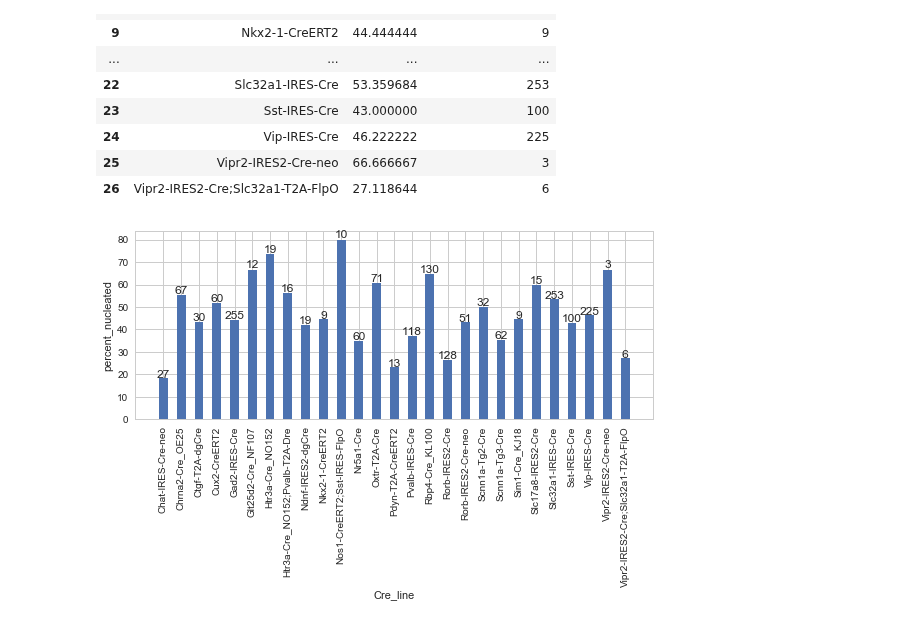
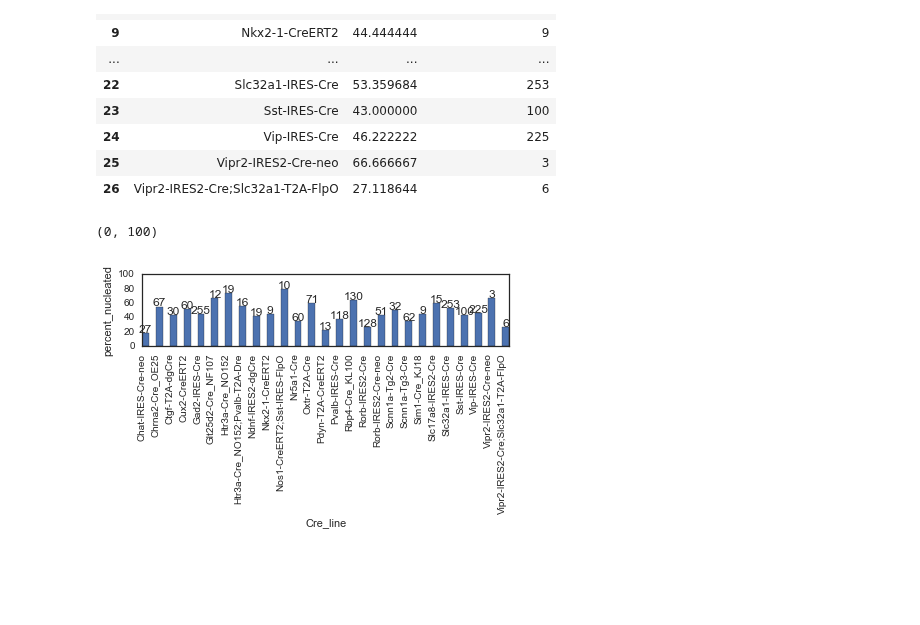
Before and after one commit to ru57y34nn/patchseq_gdoc_analysis, a Jupyter notebook: nucleated_patches_by_cre_line.ipynb, the cells around one changed output. Drawn from its saved outputs; the diff is of its cells as text; code cells hidden in the pictures; blank space fills up the shorter version.

```diff
--- a/nucleated_patches_by_cre_line.ipynb
+++ b/nucleated_patches_by_cre_line.ipynb
@@ -10,7 +10,7 @@ from scipy import stats
 import math
 import seaborn as sns
 %matplotlib inline
-sns.set(style='whitegrid', color_codes = True)
+sns.set(style='white', color_codes = True)
 # %%
 ps = pd.read_csv('patch_seq_log_mouse.csv')
 # %%
@@ -420,29 +420,57 @@ result
 | 24 | Vip-IRES-Cre | 46.222222 | 225 |
 | 25 | Vipr2-IRES2-Cre-neo | 66.666667 | 3 |
 | 26 | Vipr2-IRES2-Cre;Slc32a1-T2A-FlpO | 27.118644 | 6 |
-# %%
-dic = {'Chat-IRES-Cre-neo': 'inhibitory',
-       'Chrna2-Cre_OE25': 'inhibitory',
-       'Ctgf-T2A-dgCre': 'excitatory'}
-
-result['type'] = result['Cre_line'].map(dic)
+# %%
+types = {'Chat-IRES-Cre-neo': 'inhibitory',
+       'Chrna2-Cre_OE25': 'inhibitory',
+       'Ctgf-T2A-dgCre': 'excitatory',
+       'Cux2-CreERT2': 'excitatory',
+       'Gad2-IRES-Cre': 'inhibitory',
+       'Glt25d2-Cre_NF107': '',
+       'Htr3a-Cre_NO152': '',
+       'Htr3a-Cre_NO152;Pvalb-T2A-Dre': '',
+       'Ndnf-IRES2-dgCre': '',
+       'Nkx2-1-CreERT2': '',
+       'Nos1-CreERT2;Sst-IRES-FlpO': '',
+       'Nr5a1-Cre': '',
+       'Oxtr-T2A-Cre': '',
+       'Pdyn-T2A-CreERT2': '',
+       'Pvalb-IRES-Cre': 'inhibitory',
+       'Rbp4-Cre_KL100': '',
+       'Rorb-IRES2-Cre': '',
+       'Rorb-IRES2-Cre-neo': '',
+       'Scnn1a-Tg2-Cre': '',
+       'Scnn1a-Tg3-Cre': '',
+       'Sim1-Cre_KJ18': '',
+       'Slc17a8-IRES2-Cre': '',
+       'Slc32a1-IRES-Cre': '',
+       'Sst-IRES-Cre': '',
+       'Vip-IRES-Cre': '',
+       'Vipr2-IRES2-Cre-neo': '',
+       'Vipr2-IRES2-Cre;Slc32a1-T2A-FlpO': ''}
+
+result['type'] = result['Cre_line'].map(types)
 # %%
 #cre_nuc = sns.barplot(x = 'Cre_line', y = 'pct_nuc', data = result)
 #for item in cre_nuc.get_xticklabels():
     #item.set_rotation(90)
 nuc_pct = list(result['pct_nuc'])
 counts = list(result['post_patch_count'])
 names = list(result['Cre_line'])
 n_groups = len(names)
 #n_groups = 27
 index = np.arange(n_groups)
 bar_width = 0.5
 plt.xlabel('Cre_line')
 plt.ylabel('percent_nucleated')
 plt.xticks(index, names, rotation=90)
 rects = plt.bar(index, nuc_pct, bar_width)
 for i, rect in enumerate(rects):
     height = rect.get_height()
     plt.text(rect.get_x()+rect.get_width()/2, 1.01*height, counts[i], ha='center')
+plt.tight_layout
+axes = plt.gca()
+axes.set_ylim(0,100)
 # %% [output]
+(0, 100)
-[figure, old version]
+[figure, new version]
```
Also changed, not shown: parts of 1 cell of this notebook, 2 other files.
